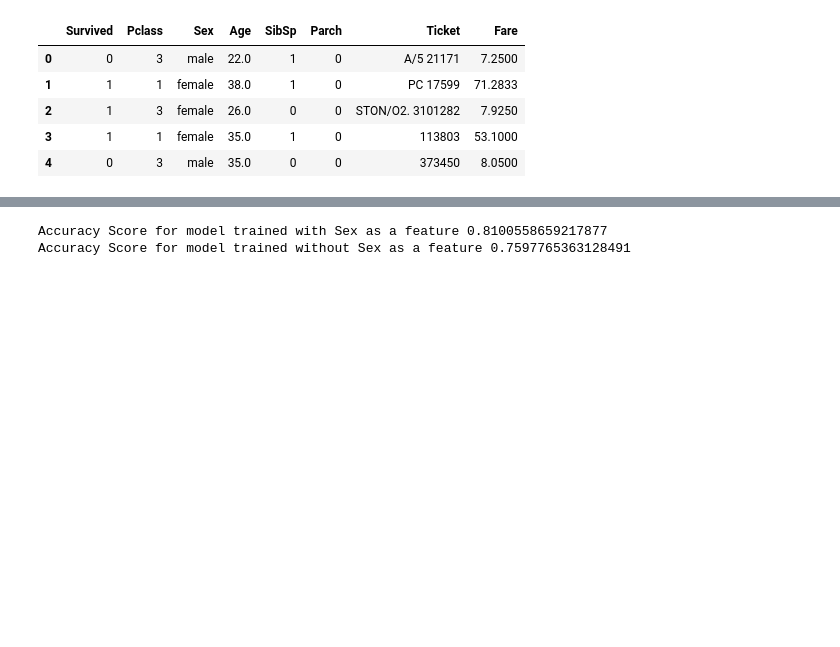
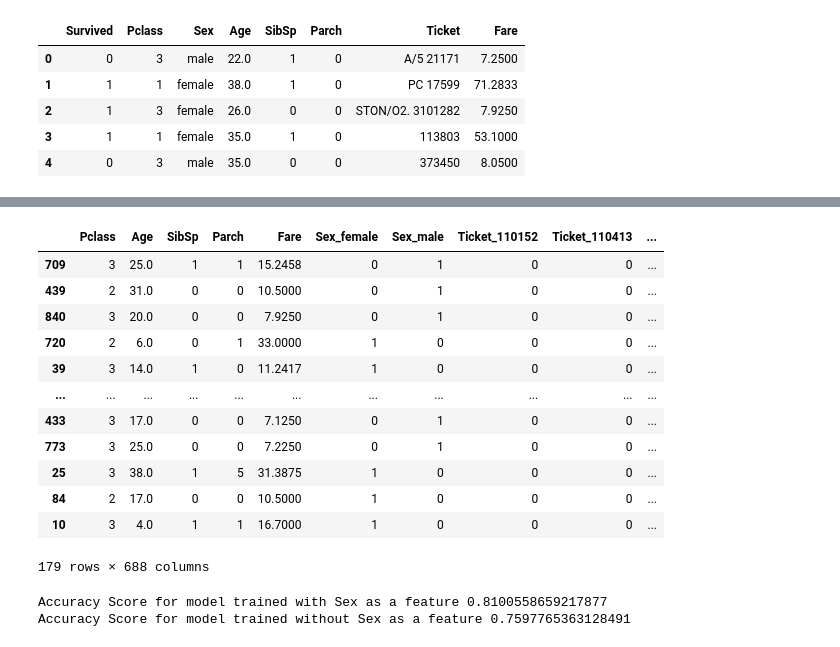
Before and after one commit to CMU-313/s23-ml-recitation, a Jupyter notebook: model_testing.ipynb, the cells around one changed output, grey strips where cells are left out. Drawn from its saved outputs; the diff is of its cells as text; code cells hidden in the pictures; blank space fills up the shorter version.

```diff
--- a/model_testing.ipynb
+++ b/model_testing.ipynb
@@ -73,3 +83,22 @@ _, X_test_unaware, _,y_test_unaware= train_test_split(X_unaware, y, test_size=0.
+# %%
+X = pd.get_dummies(X)
+_, X_test, _,y_test= train_test_split(X, y, test_size=0.2, random_state=42)
+X_test_unaware = X_test.drop(['Sex_female', 'Sex_male'], axis=1)
+X_test
+# %% [output]
+|  | Pclass | Age | SibSp | Parch | Fare | Sex_female | Sex_male | Ticket_110152 | Ticket_110413 | ... |
+| 709 | 3 | 25.0 | 1 | 1 | 15.2458 | 0 | 1 | 0 | 0 | ... |
+| 439 | 2 | 31.0 | 0 | 0 | 10.5000 | 0 | 1 | 0 | 0 | ... |
+| 840 | 3 | 20.0 | 0 | 0 | 7.9250 | 0 | 1 | 0 | 0 | ... |
+| 720 | 2 | 6.0 | 0 | 1 | 33.0000 | 1 | 0 | 0 | 0 | ... |
+| 39 | 3 | 14.0 | 1 | 0 | 11.2417 | 1 | 0 | 0 | 0 | ... |
+| ... | ... | ... | ... | ... | ... | ... | ... | ... | ... | ... |
+| 433 | 3 | 17.0 | 0 | 0 | 7.1250 | 0 | 1 | 0 | 0 | ... |
+| 773 | 3 | 25.0 | 0 | 0 | 7.2250 | 0 | 1 | 0 | 0 | ... |
+| 25 | 3 | 38.0 | 1 | 5 | 31.3875 | 1 | 0 | 0 | 0 | ... |
+| 84 | 2 | 17.0 | 0 | 0 | 10.5000 | 1 | 0 | 0 | 0 | ... |
+| 10 | 3 | 4.0 | 1 | 1 | 16.7000 | 1 | 0 | 0 | 0 | ... |
+179 rows × 688 columns
 # %%
 import pickle
 # import the regular model
```
Also changed, not shown: parts of 11 cells of this notebook.
